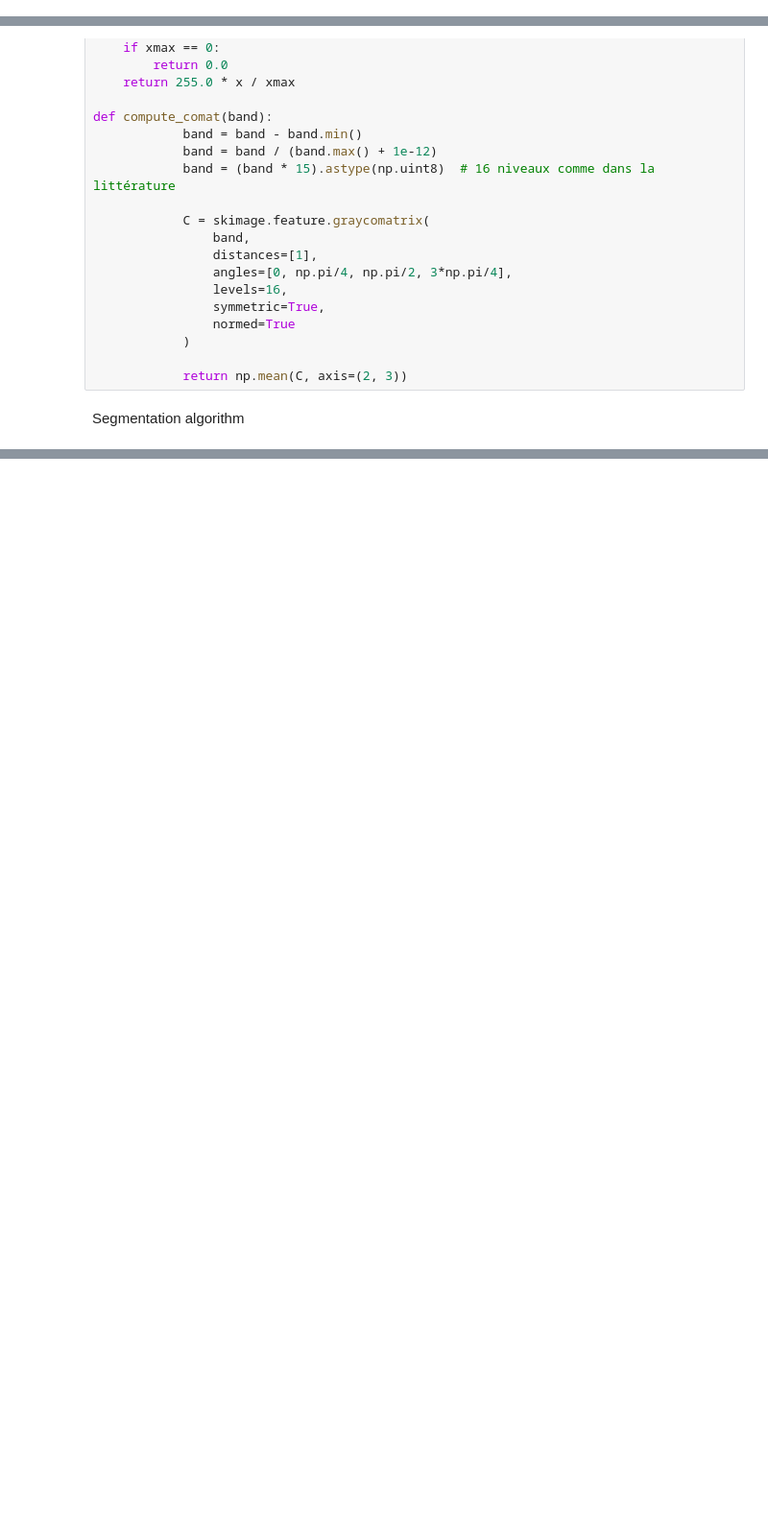
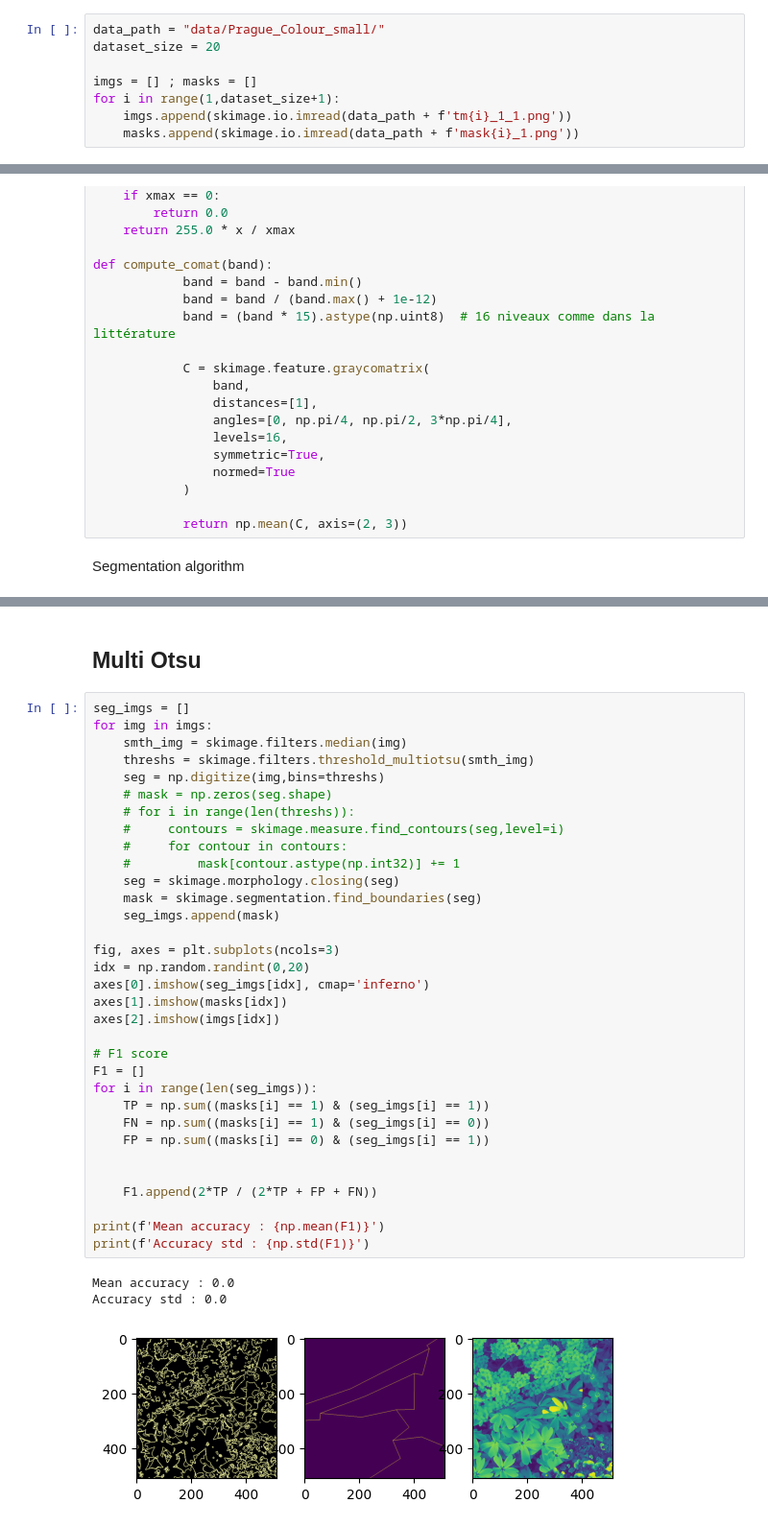
Before and after one commit to agathM/Projet_VIC, a Jupyter notebook: initial_testing.ipynb, the cells around one changed output, grey strips where cells are left out. Shown at 96% size. Saved outputs shown, nothing was run; the diff lists cells and outputs as text; blank space fills up the shorter version.

Commit message:
Add colour dataset
WIP

```diff
--- a/initial_testing.ipynb
+++ b/initial_testing.ipynb
@@ -18,3 +20,11 @@ for i in range(1,dataset_size+1):
+# %%
+data_path = "data/Prague_Colour_small/"
+dataset_size = 20
+
+imgs = [] ; masks = []
+for i in range(1,dataset_size+1):
+    imgs.append(skimage.io.imread(data_path + f'tm{i}_1_1.png'))
+    masks.append(skimage.io.imread(data_path + f'mask{i}_1.png'))
 # %%
 print(imgs[0].shape)
 # %% [output]
@@ -217,0 +231,39 @@ Accuracy std : 0.0
+# %% [markdown]
+## Multi Otsu
+# %%
+seg_imgs = []
+for img in imgs:
+    smth_img = skimage.filters.median(img)
+    threshs = skimage.filters.threshold_multiotsu(smth_img)
+    seg = np.digitize(img,bins=threshs)
+    # mask = np.zeros(seg.shape)
+    # for i in range(len(threshs)):
+    #     contours = skimage.measure.find_contours(seg,level=i)
+    #     for contour in contours:
+    #         mask[contour.astype(np.int32)] += 1
+    seg = skimage.morphology.closing(seg)
+    mask = skimage.segmentation.find_boundaries(seg)
+    seg_imgs.append(mask)
+
+fig, axes = plt.subplots(ncols=3)
+idx = np.random.randint(0,20)
+axes[0].imshow(seg_imgs[idx], cmap='inferno')
+axes[1].imshow(masks[idx])
+axes[2].imshow(imgs[idx])
+
+# F1 score
+F1 = []
+for i in range(len(seg_imgs)):
+    TP = np.sum((masks[i] == 1) & (seg_imgs[i] == 1))
+    FN = np.sum((masks[i] == 1) & (seg_imgs[i] == 0))
+    FP = np.sum((masks[i] == 0) & (seg_imgs[i] == 1))
+
+
+    F1.append(2*TP / (2*TP + FP + FN))
+
+print(f'Mean accuracy : {np.mean(F1)}')
+print(f'Accuracy std : {np.std(F1)}')
+# %% [output]
+Mean accuracy : 0.0
+Accuracy std : 0.0
+[figure, added]
```
Also changed, not shown: parts of 4 cells of this notebook, 41 other files.
